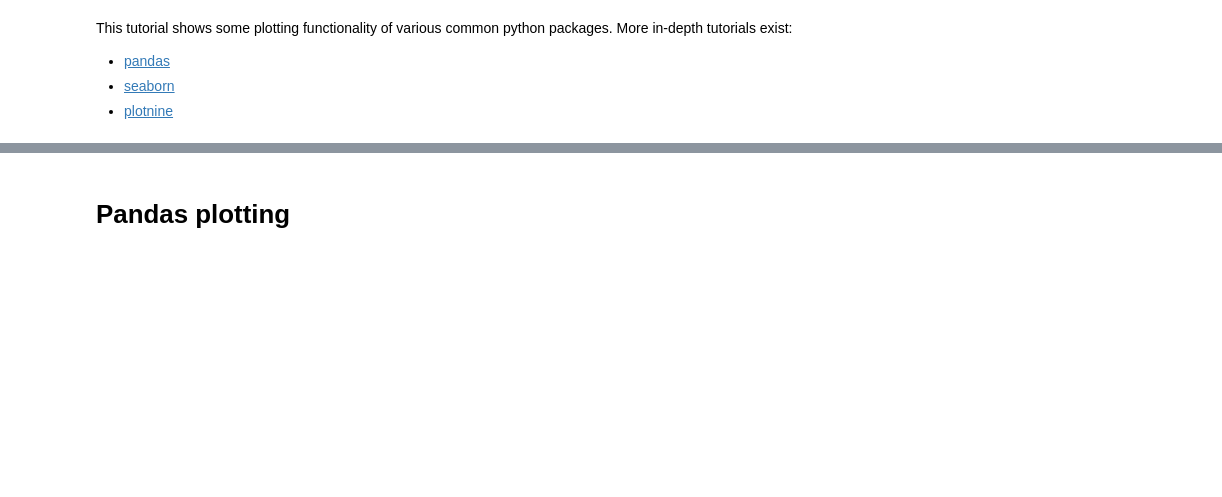
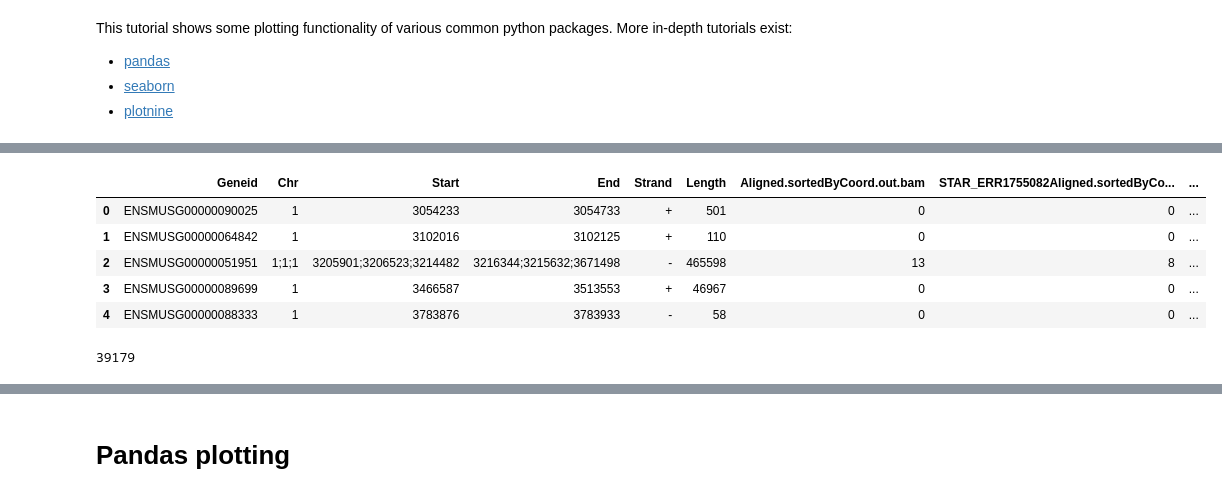
Before and after one commit to CGATOxford/Notebooks, a Jupyter notebook: Tutorials/Plotting/PlottingTutorial.ipynb, the cells around one changed output, grey strips where cells are left out. Cells and saved outputs as stored; diff of their text form; code cells hidden in the pictures; blank space fills up the shorter version.

```diff
--- a/Tutorials/Plotting/PlottingTutorial.ipynb
+++ b/Tutorials/Plotting/PlottingTutorial.ipynb
@@ -19,7 +25,15 @@ raw_table.head()
 # %%
 raw_table["Strand"] = raw_table.Strand.str[0]
-raw_table.head()
+display(raw_table.head())
 len(raw_table)
+# %% [output]
+|  | Geneid | Chr | Start | End | Strand | Length | Aligned.sortedByCoord.out.bam | STAR_ERR1755082Aligned.sortedByCo... | ... |
+| 0 | ENSMUSG00000090025 | 1 | 3054233 | 3054733 | + | 501 | 0 | 0 | ... |
+| 1 | ENSMUSG00000064842 | 1 | 3102016 | 3102125 | + | 110 | 0 | 0 | ... |
+| 2 | ENSMUSG00000051951 | 1;1;1 | 3205901;3206523;3214482 | 3216344;3215632;3671498 | - | 465598 | 13 | 8 | ... |
+| 3 | ENSMUSG00000089699 | 1 | 3466587 | 3513553 | + | 46967 | 0 | 0 | ... |
+| 4 | ENSMUSG00000088333 | 1 | 3783876 | 3783933 | - | 58 | 0 | 0 | ... |
+39179
 # %%
 gene_table = raw_table.drop(["Chr", "Start", "End", "Strand", "Length"], axis=1).set_index("Geneid")
 gene_table.head()
```
Also changed, not shown: parts of 21 cells of this notebook, 1 other file.
